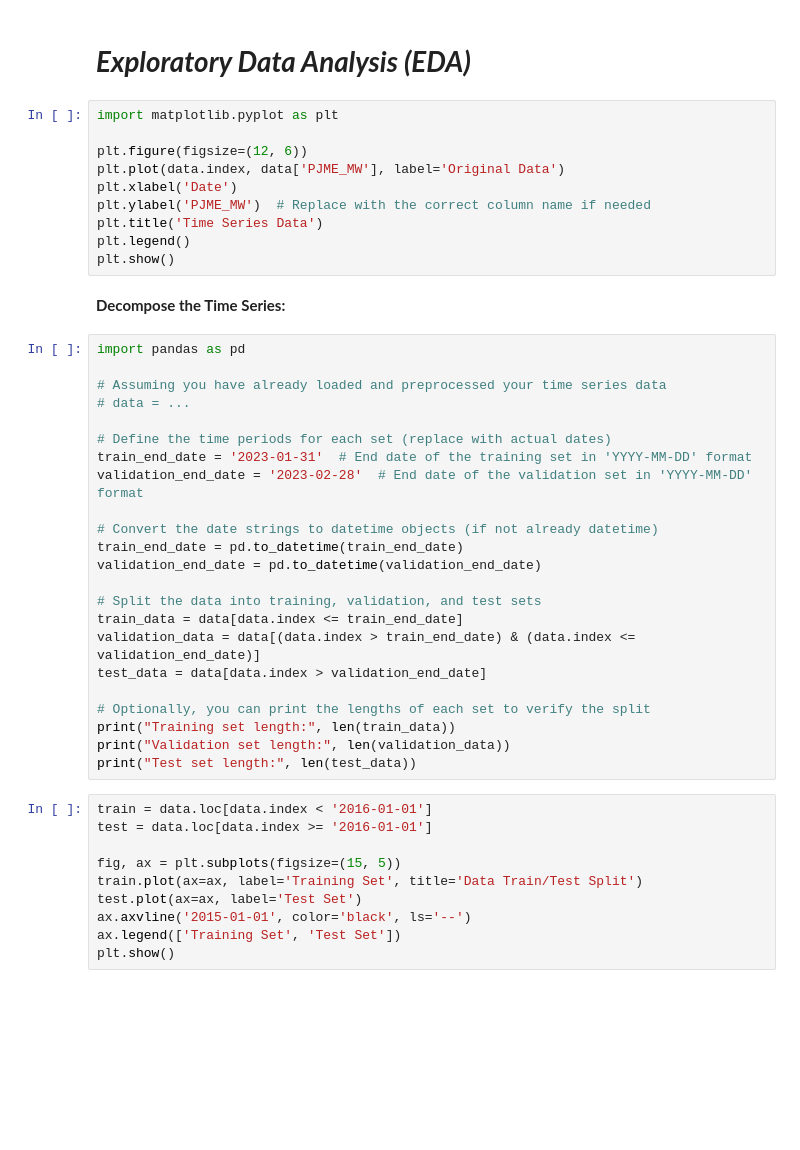
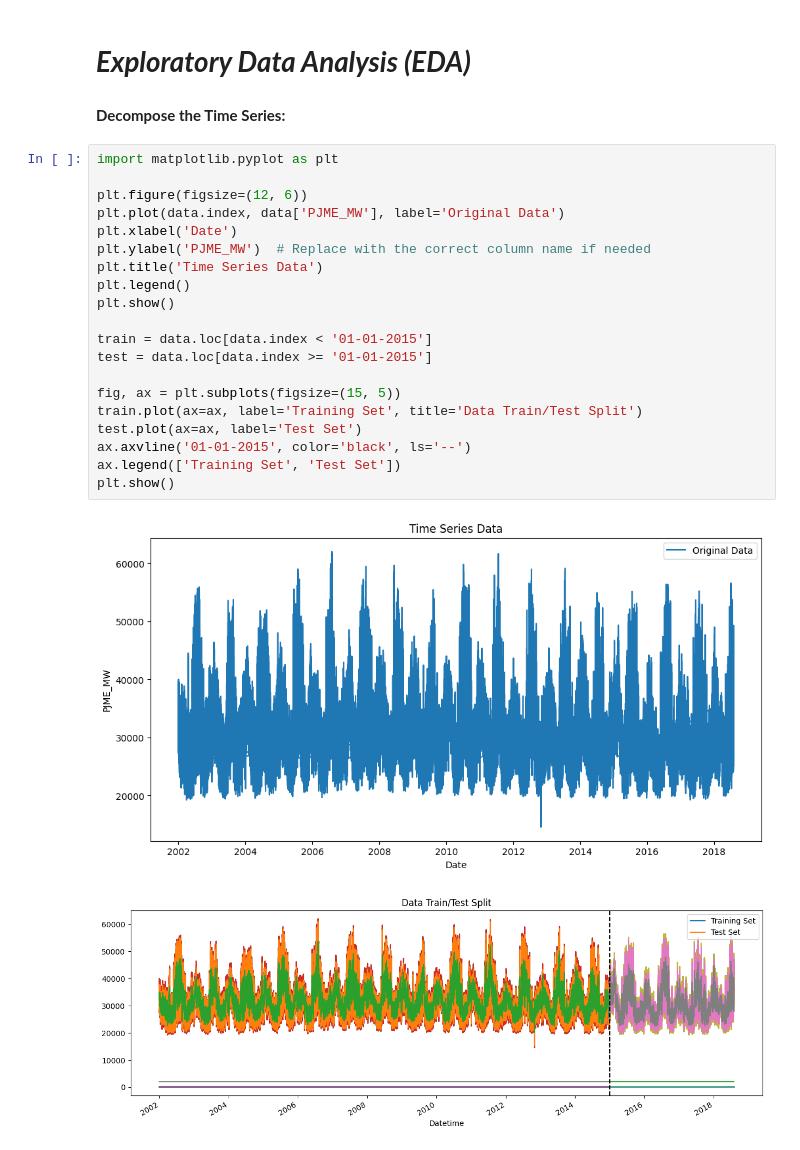
Before and after one commit to Apurva1205/Data-Science, a Jupyter notebook: time-series-forecasting-for-energy-consumption.ipynb, the cells around one changed output. Cells and saved outputs as stored; diff of their text form; blank space fills up the shorter version.

Commit message:
Kaggle Notebook | Time Series Forecasting For Energy Consumption | Version 6

```diff
--- a/time-series-forecasting-for-energy-consumption.ipynb
+++ b/time-series-forecasting-for-energy-consumption.ipynb
@@ -119,47 +174,27 @@ plt.show()
 # %% [markdown]
 # ***Exploratory Data Analysis (EDA)***
-# %%
-import matplotlib.pyplot as plt
-
-plt.figure(figsize=(12, 6))
-plt.plot(data.index, data['PJME_MW'], label='Original Data')
-plt.xlabel('Date')
-plt.ylabel('PJME_MW')  # Replace with the correct column name if needed
-plt.title('Time Series Data')
-plt.legend()
-plt.show()
 # %% [markdown]
 **Decompose the Time Series:**
-# %%
-import pandas as pd
-
-# Assuming you have already loaded and preprocessed your time series data
-# data = ...
-
-# Define the time periods for each set (replace with actual dates)
-train_end_date = '2023-01-31'  # End date of the training set in 'YYYY-MM-DD' format
-validation_end_date = '2023-02-28'  # End date of the validation set in 'YYYY-MM-DD' format
-
-# Convert the date strings to datetime objects (if not already datetime)
-train_end_date = pd.to_datetime(train_end_date)
-validation_end_date = pd.to_datetime(validation_end_date)
-
-# Split the data into training, validation, and test sets
-train_data = data[data.index <= train_end_date]
-validation_data = data[(data.index > train_end_date) & (data.index <= validation_end_date)]
-test_data = data[data.index > validation_end_date]
-
-# Optionally, you can print the lengths of each set to verify the split
-print("Training set length:", len(train_data))
-print("Validation set length:", len(validation_data))
-print("Test set length:", len(test_data))
 # %%
-train = data.loc[data.index < '2016-01-01']
-test = data.loc[data.index >= '2016-01-01']
+import matplotlib.pyplot as plt
+
+plt.figure(figsize=(12, 6))
+plt.plot(data.index, data['PJME_MW'], label='Original Data')
+plt.xlabel('Date')
+plt.ylabel('PJME_MW')  # Replace with the correct column name if needed
+plt.title('Time Series Data')
+plt.legend()
+plt.show()
+
+train = data.loc[data.index < '01-01-2015']
+test = data.loc[data.index >= '01-01-2015']
 
 fig, ax = plt.subplots(figsize=(15, 5))
 train.plot(ax=ax, label='Training Set', title='Data Train/Test Split')
 test.plot(ax=ax, label='Test Set')
-ax.axvline('2015-01-01', color='black', ls='--')
+ax.axvline('01-01-2015', color='black', ls='--')
 ax.legend(['Training Set', 'Test Set'])
 plt.show()
+# %% [output]
+[figure, added]
+[figure, added]
```
Also changed, not shown: parts of 8 cells of this notebook.
